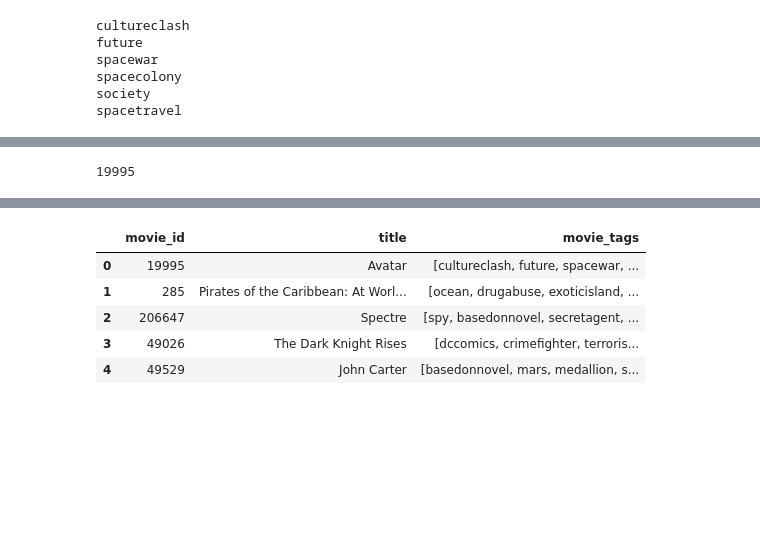
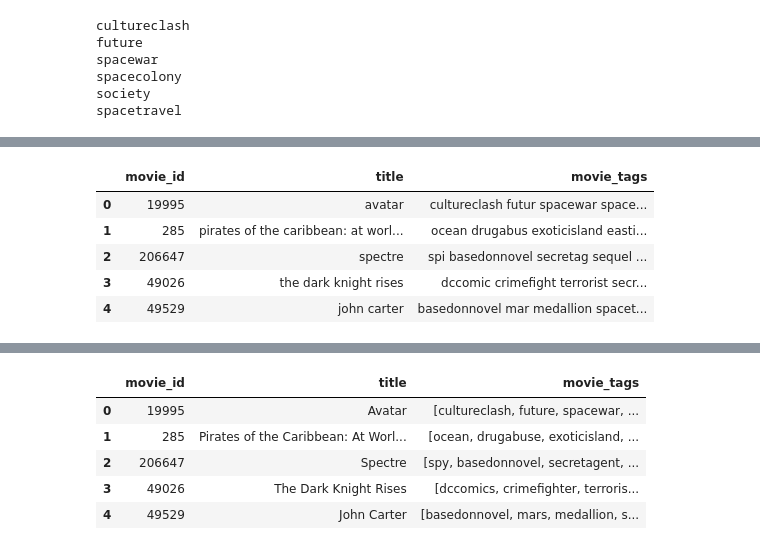
Before and after one commit to Suraj1089/Movie-Recommendation-System, a Jupyter notebook: movie_recommender_system.ipynb, the cells around one changed output, grey strips where cells are left out. Saved outputs shown, nothing was run; the diff lists cells and outputs as text; code cells hidden in the pictures; blank space fills up the shorter version.

```diff
--- a/movie_recommender_system.ipynb
+++ b/movie_recommender_system.ipynb
@@ -14,8 +14,8 @@ import nltk
 # %% [markdown]
 ## reading dataset
 # %%
-movie = pd.read_csv('./tmdb_5000_movies.csv')
-credits = pd.read_csv('./tmdb_5000_credits.csv')
+movie = pd.read_csv('datasets/tmdb_5000_movies.csv')
+credits = pd.read_csv('datasets/tmdb_5000_credits.csv')
 # %%
 """
 
@@ -256,7 +253,13 @@ movies.head(1)
 | 0 | 19995 | [Action, Adventure, Fantasy, Scie... | [cultureclash, future, spacewar, ... | Avatar | [SamWorthington, ZoeSaldana, Sigo... | [JamesCameron] | [In, the, 22nd, century,, a, para... |
 # %%
 movies['movie_id'][0]
+movies.head()
 # %% [output]
-19995
+|  | movie_id | title | movie_tags |
+| 0 | 19995 | avatar | cultureclash futur spacewar space... |
+| 1 | 285 | pirates of the caribbean: at worl... | ocean drugabus exoticisland easti... |
+| 2 | 206647 | spectre | spi basedonnovel secretag sequel ... |
+| 3 | 49026 | the dark knight rises | dccomic crimefight terrorist secr... |
+| 4 | 49529 | john carter | basedonnovel mar medallion spacet... |
 # %%
 import pickle
```
Also changed, not shown: parts of 3 cells of this notebook, 7 other files.
